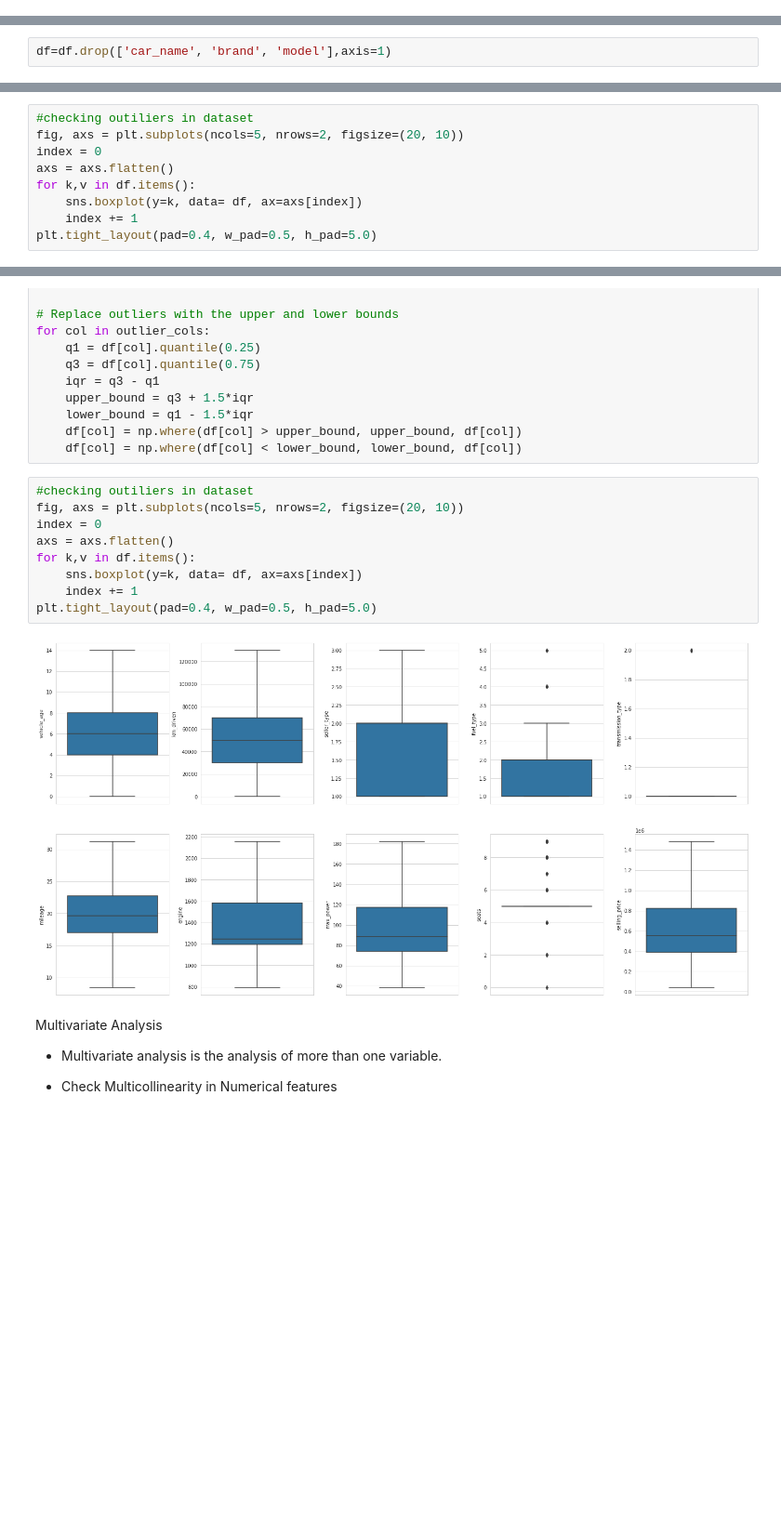
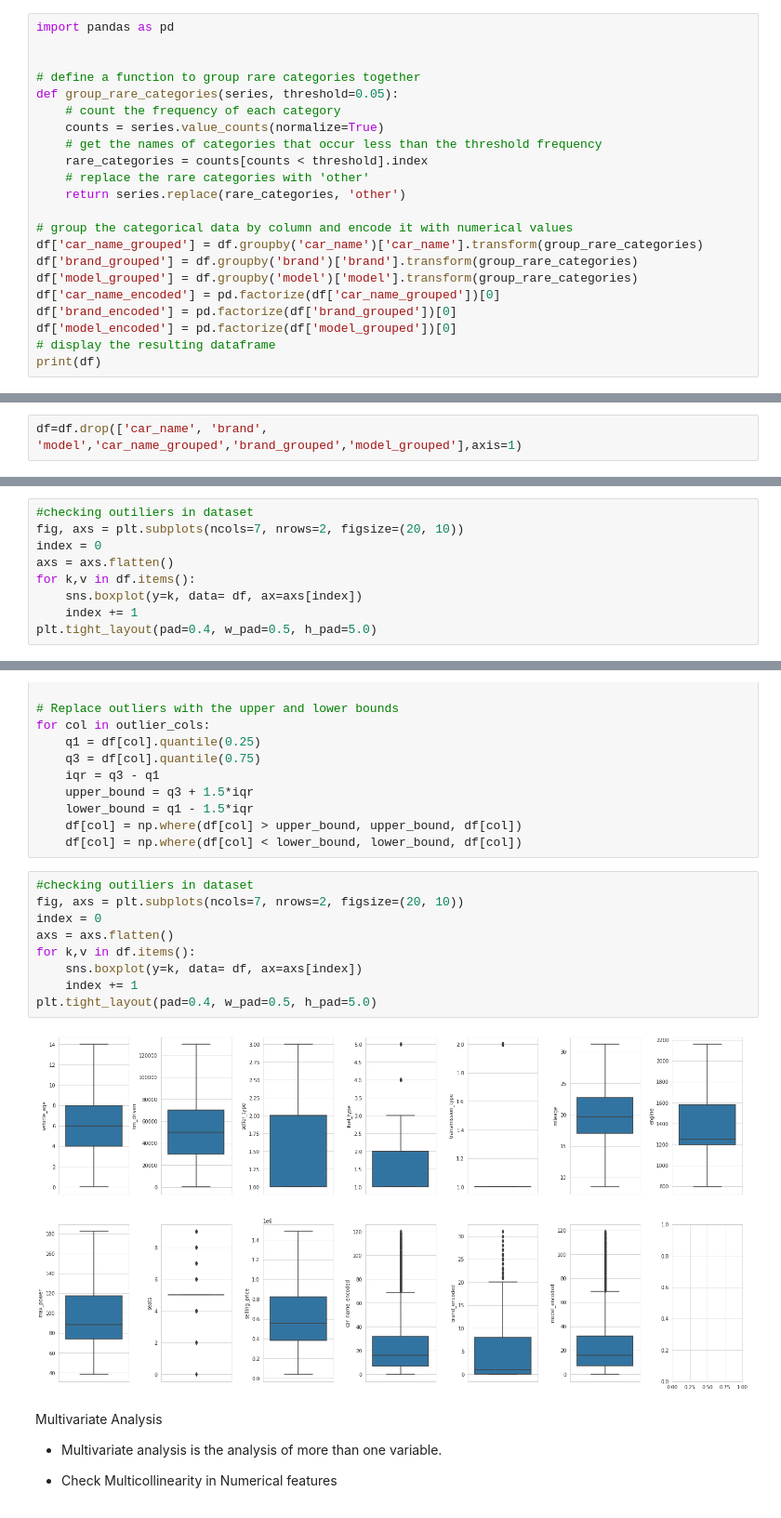
Before and after one commit to akshay1290/DecisionTreeRegreession-CART-, a Jupyter notebook: EDAoncardheko_Used_Car_Prediction.ipynb, the cells around one changed output, grey strips where cells are left out. Shown at 93% size. Drawn from its saved outputs; the diff is of its cells as text; blank space fills up the shorter version.

```diff
--- a/EDAoncardheko_Used_Car_Prediction.ipynb
+++ b/EDAoncardheko_Used_Car_Prediction.ipynb
@@ -644,3 +644,25 @@ df["seller_type"] = df["seller_type"].replace(['Individual', 'Dealer' ,'Trustmar
 df["fuel_type"] = df["fuel_type"].replace(['Petrol','Diesel', 'CNG', 'LPG' ,'Electric'],[1,2,3,4,5])
 # %%
 df["transmission_type"] = df["transmission_type"].replace(['Manual' , 'Automatic'],[1,2])
+# %%
+import pandas as pd
+
+
+# define a function to group rare categories together
+def group_rare_categories(series, threshold=0.05):
+    # count the frequency of each category
+    counts = series.value_counts(normalize=True)
+    # get the names of categories that occur less than the threshold frequency
+    rare_categories = counts[counts < threshold].index
+    # replace the rare categories with 'other'
+    return series.replace(rare_categories, 'other')
+
+# group the categorical data by column and encode it with numerical values
+df['car_name_grouped'] = df.groupby('car_name')['car_name'].transform(group_rare_categories)
+df['brand_grouped'] = df.groupby('brand')['brand'].transform(group_rare_categories)
+df['model_grouped'] = df.groupby('model')['model'].transform(group_rare_categories)
+df['car_name_encoded'] = pd.factorize(df['car_name_grouped'])[0]
+df['brand_encoded'] = pd.factorize(df['brand_grouped'])[0]
+df['model_encoded'] = pd.factorize(df['model_grouped'])[0]
+# display the resulting dataframe
+print(df)
@@ -647,2 +687,2 @@ df["transmission_type"] = df["transmission_type"].replace(['Manual' , 'Automatic
 # %%
-df=df.drop(['car_name', 'brand', 'model'],axis=1)
+df=df.drop(['car_name', 'brand', 'model','car_name_grouped','brand_grouped','model_grouped'],axis=1)
@@ -649,6 +693,6 @@ df=df.drop(['car_name', 'brand', 'model'],axis=1)
 # %%
 #checking outiliers in dataset
-fig, axs = plt.subplots(ncols=5, nrows=2, figsize=(20, 10))
+fig, axs = plt.subplots(ncols=7, nrows=2, figsize=(20, 10))
 index = 0
 axs = axs.flatten()
 for k,v in df.items():
@@ -713,15 +763,15 @@ for col in outlier_cols:
     df[col] = np.where(df[col] < lower_bound, lower_bound, df[col])
 # %%
 #checking outiliers in dataset
-fig, axs = plt.subplots(ncols=5, nrows=2, figsize=(20, 10))
+fig, axs = plt.subplots(ncols=7, nrows=2, figsize=(20, 10))
 index = 0
 axs = axs.flatten()
 for k,v in df.items():
     sns.boxplot(y=k, data= df, ax=axs[index])
     index += 1
 plt.tight_layout(pad=0.4, w_pad=0.5, h_pad=5.0)
 # %% [output]
-[figure, old version]
+[figure, new version]
 # %% [markdown]
 Multivariate Analysis
 
```
Also changed, not shown: parts of 10 cells of this notebook.
